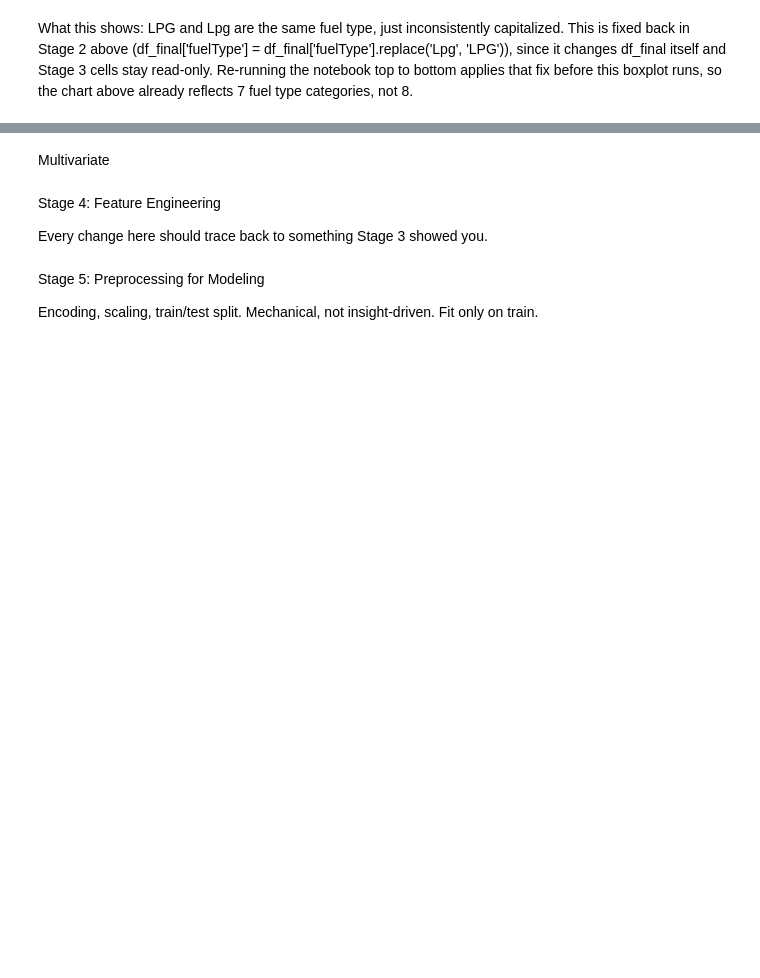
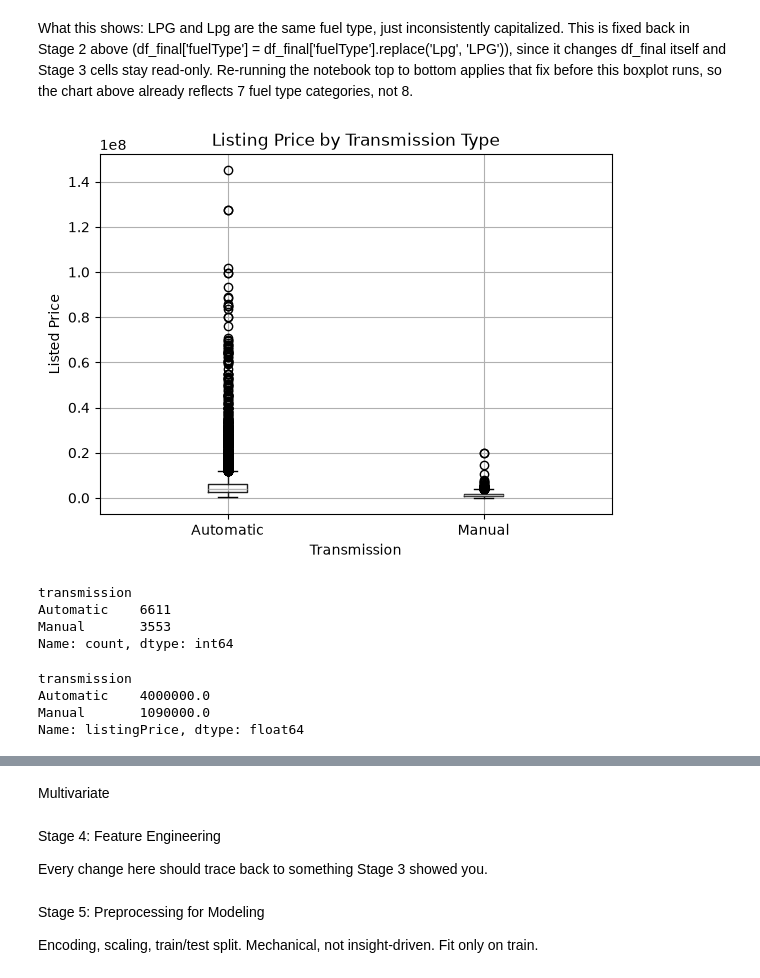
Before and after one commit to msumar7426/AI-ML-Journey, a Jupyter notebook: 01_Linear_Regression/project/used_car_price_prediction.ipynb, the cells around one changed output, grey strips where cells are left out. Cells and saved outputs as stored; diff of their text form; code cells hidden in the pictures; blank space fills up the shorter version.

```diff
--- a/01_Linear_Regression/project/used_car_price_prediction.ipynb
+++ b/01_Linear_Regression/project/used_car_price_prediction.ipynb
@@ -432,2 +432,25 @@ Length: 8, dtype: str
 # %% [markdown]
 What this shows: LPG and Lpg are the same fuel type, just inconsistently capitalized. This is fixed back in Stage 2 above (df_final['fuelType'] = df_final['fuelType'].replace('Lpg', 'LPG')), since it changes df_final itself and Stage 3 cells stay read-only. Re-running the notebook top to bottom applies that fix before this boxplot runs, so the chart above already reflects 7 fuel type categories, not 8.
+# %%
+df_final.boxplot(column='listingPrice',by='transmission')
+plt.xlabel('Transmission')
+plt.ylabel('Listed Price')
+plt.title('Listing Price by Transmission Type')
+plt.suptitle('')
+plt.show()
+# %% [output]
+[figure, added]
+# %%
+df_final['transmission'].value_counts()
+# %% [output]
+transmission
+Automatic    6611
+Manual       3553
+Name: count, dtype: int64
+# %%
+df_final.groupby('transmission')['listingPrice'].median()
+# %% [output]
+transmission
+Automatic    4000000.0
+Manual       1090000.0
+Name: listingPrice, dtype: float64
```
Also changed, not shown: parts of 3 cells of this notebook, 1 other file.
